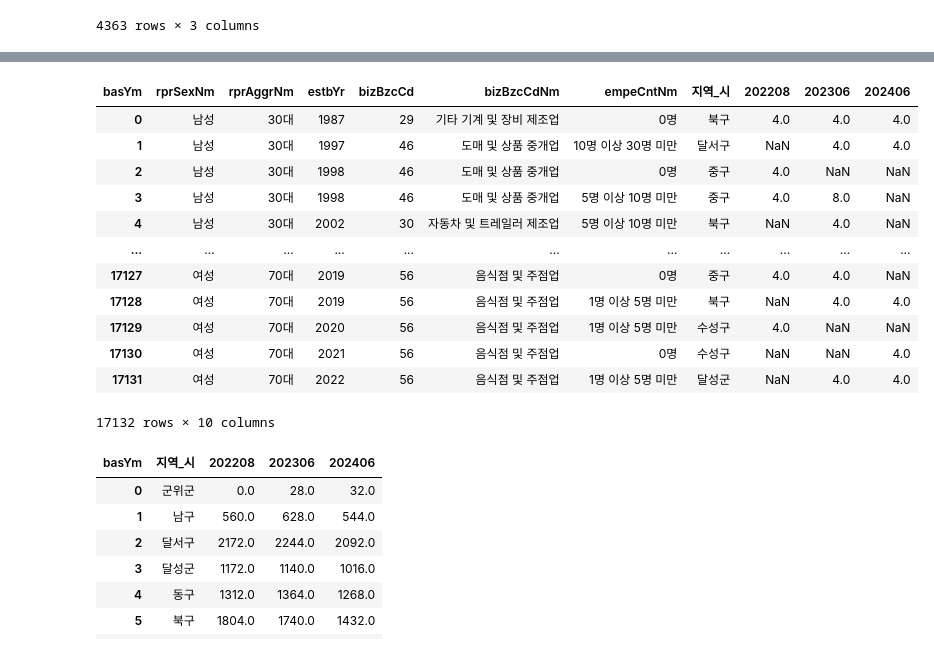
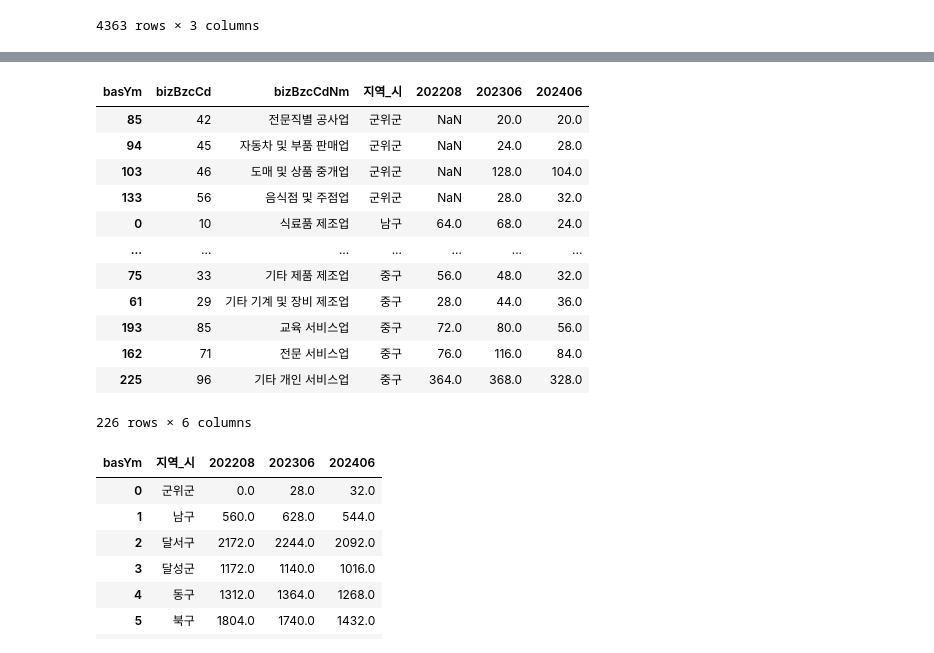
Before and after one commit to HYEIN-Huiren/analysis_soleProprietor, a Jupyter notebook: src/anal.ipynb, the cells around one changed output, grey strips where cells are left out. Drawn from its saved outputs; the diff is of its cells as text; code cells hidden in the pictures.

```diff
--- a/src/anal.ipynb
+++ b/src/anal.ipynb
@@ -182,0 +242,2 @@ df # 도별로 우세업종 확인
+# %%
+df_2023.drop('basYm', inplace=True, axis=1)
@@ -200,4 +287,4 @@ See the caveats in the documentation: https://pandas.pydata.org/pandas-docs/stab
 # %%
 tmp.groupby(list(tmp.columns)[:-1]).count().reset_index().to_csv(f'{path}/dataset/대구구별사업자.csv', index=False)
 # %%
-tmp.groupby(['basYm', 'bizBzcCd', 'bizBzcCdNm'])
+tmp=df_2023.groupby(['year', 'bizBzcCd', 'bizBzcCdNm','지역_도', '지역_시'])['지역'].count().reset_index()
@@ -217,0 +333,2 @@ tmp.groupby(['basYm', 'bizBzcCd', 'bizBzcCdNm'])
+# %%
+tmp = tmp[(tmp['지역_도']=='대구광역시')& (tmp['bizBzcCdNm']=='음식점 및 주점업')]
@@ -218,21 +359,21 @@ tmp.groupby(['basYm', 'bizBzcCd', 'bizBzcCdNm'])
 # %%
-tmp = tmp.pivot_table(index=['rprSexNm', 'rprAggrNm', 'estbYr', 'bizBzcCd', 'bizBzcCdNm', 'empeCntNm', '지역_시'], columns='basYm', values='count', aggfunc='sum').reset_index()
+tmp = tmp.pivot_table(index=['bizBzcCd', 'bizBzcCdNm', '지역_시'], columns='basYm', values='count', aggfunc='sum').reset_index()
 # %%
 tmp.to_csv(f'{path}/dataset/대구연도별사업자.csv', index=False)
 # %%
 # 연도별 창업 업종 확인 가능할듯? -> 유행이 있었나 확인가능 혹은 그냥 창업?
-tmp
+tmp.sort_values(by='지역_시')
 # %% [output]
-| basYm | rprSexNm | rprAggrNm | estbYr | bizBzcCd | bizBzcCdNm | empeCntNm | 지역_시 | 202208 | 202306 | 202406 |
-| 0 | 남성 | 30대 | 1987 | 29 | 기타 기계 및 장비 제조업 | 0명 | 북구 | 4.0 | 4.0 | 4.0 |
-| 1 | 남성 | 30대 | 1997 | 46 | 도매 및 상품 중개업 | 10명 이상 30명 미만 | 달서구 | NaN | 4.0 | 4.0 |
-| 2 | 남성 | 30대 | 1998 | 46 | 도매 및 상품 중개업 | 0명 | 중구 | 4.0 | NaN | NaN |
-| 3 | 남성 | 30대 | 1998 | 46 | 도매 및 상품 중개업 | 5명 이상 10명 미만 | 중구 | 4.0 | 8.0 | NaN |
-| 4 | 남성 | 30대 | 2002 | 30 | 자동차 및 트레일러 제조업 | 5명 이상 10명 미만 | 북구 | NaN | 4.0 | NaN |
-| ... | ... | ... | ... | ... | ... | ... | ... | ... | ... | ... |
-| 17127 | 여성 | 70대 | 2019 | 56 | 음식점 및 주점업 | 0명 | 중구 | 4.0 | 4.0 | NaN |
-| 17128 | 여성 | 70대 | 2019 | 56 | 음식점 및 주점업 | 1명 이상 5명 미만 | 북구 | NaN | 4.0 | 4.0 |
-| 17129 | 여성 | 70대 | 2020 | 56 | 음식점 및 주점업 | 1명 이상 5명 미만 | 수성구 | 4.0 | NaN | NaN |
-| 17130 | 여성 | 70대 | 2021 | 56 | 음식점 및 주점업 | 0명 | 수성구 | NaN | NaN | 4.0 |
-| 17131 | 여성 | 70대 | 2022 | 56 | 음식점 및 주점업 | 1명 이상 5명 미만 | 달성군 | NaN | 4.0 | 4.0 |
+| basYm | bizBzcCd | bizBzcCdNm | 지역_시 | 202208 | 202306 | 202406 |
+| 85 | 42 | 전문직별 공사업 | 군위군 | NaN | 20.0 | 20.0 |
+| 94 | 45 | 자동차 및 부품 판매업 | 군위군 | NaN | 24.0 | 28.0 |
+| 103 | 46 | 도매 및 상품 중개업 | 군위군 | NaN | 128.0 | 104.0 |
+| 133 | 56 | 음식점 및 주점업 | 군위군 | NaN | 28.0 | 32.0 |
+| 0 | 10 | 식료품 제조업 | 남구 | 64.0 | 68.0 | 24.0 |
+| ... | ... | ... | ... | ... | ... | ... |
+| 75 | 33 | 기타 제품 제조업 | 중구 | 56.0 | 48.0 | 32.0 |
+| 61 | 29 | 기타 기계 및 장비 제조업 | 중구 | 28.0 | 44.0 | 36.0 |
+| 193 | 85 | 교육 서비스업 | 중구 | 72.0 | 80.0 | 56.0 |
+| 162 | 71 | 전문 서비스업 | 중구 | 76.0 | 116.0 | 84.0 |
+| 225 | 96 | 기타 개인 서비스업 | 중구 | 364.0 | 368.0 | 328.0 |
-17132 rows × 10 columns
+226 rows × 6 columns
```
Also changed, not shown: parts of 28 cells of this notebook, 1 other file.
